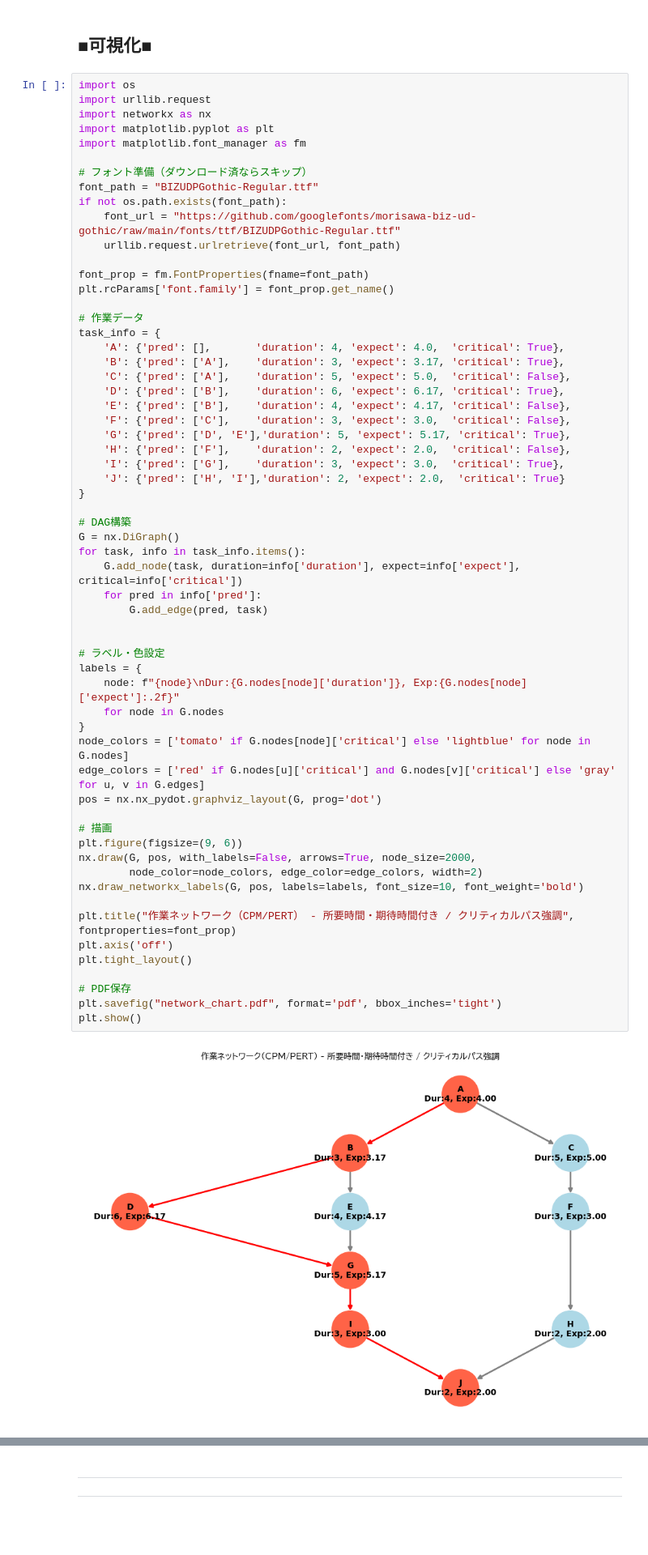
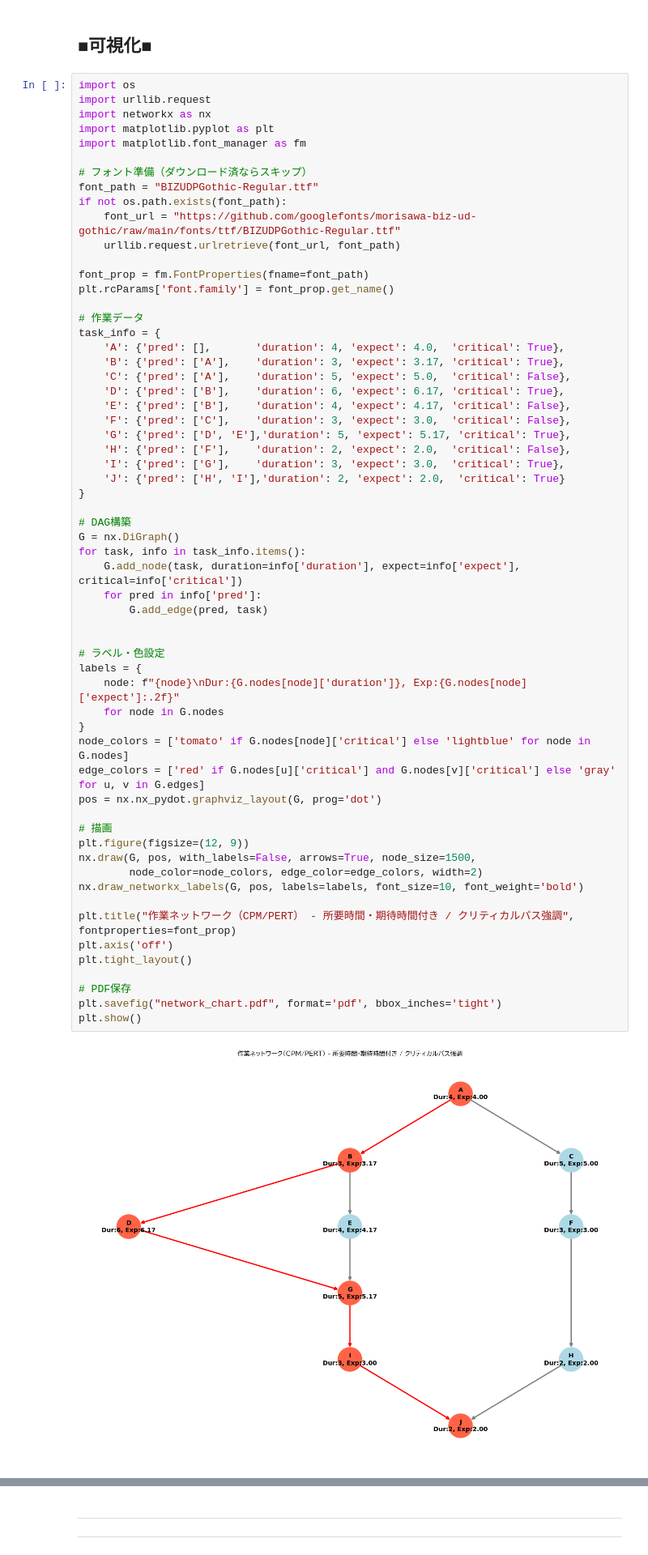
Before and after one commit to souldrive7/ECP, a Jupyter notebook: modeling_kadai_goto1.ipynb, the cells around one changed output, grey strips where cells are left out. Shown: that part at 81% size. Drawn from its saved outputs; the diff is of its cells as text; blank space fills up the shorter version.

```diff
--- a/modeling_kadai_goto1.ipynb
+++ b/modeling_kadai_goto1.ipynb
@@ -579,36 +579,36 @@ task_info = {
 
 # DAG構築
 G = nx.DiGraph()
 for task, info in task_info.items():
     G.add_node(task, duration=info['duration'], expect=info['expect'], critical=info['critical'])
     for pred in info['pred']:
         G.add_edge(pred, task)
 
 
 # ラベル・色設定
 labels = {
     node: f"{node}\nDur:{G.nodes[node]['duration']}, Exp:{G.nodes[node]['expect']:.2f}"
     for node in G.nodes
 }
 node_colors = ['tomato' if G.nodes[node]['critical'] else 'lightblue' for node in G.nodes]
 edge_colors = ['red' if G.nodes[u]['critical'] and G.nodes[v]['critical'] else 'gray' for u, v in G.edges]
 pos = nx.nx_pydot.graphviz_layout(G, prog='dot')
 
 # 描画
-plt.figure(figsize=(9, 6))
-nx.draw(G, pos, with_labels=False, arrows=True, node_size=2000,
+plt.figure(figsize=(12, 9))
+nx.draw(G, pos, with_labels=False, arrows=True, node_size=1500,
         node_color=node_colors, edge_color=edge_colors, width=2)
 nx.draw_networkx_labels(G, pos, labels=labels, font_size=10, font_weight='bold')
 
 plt.title("作業ネットワーク（CPM/PERT） - 所要時間・期待時間付き / クリティカルパス強調", fontproperties=font_prop)
 plt.axis('off')
 plt.tight_layout()
 
 # PDF保存
 plt.savefig("network_chart.pdf", format='pdf', bbox_inches='tight')
 plt.show()
 # %% [output]
-[figure, old version]
+[figure, new version]
 # %% [markdown]
 ## ■考察・評価■
 
```
